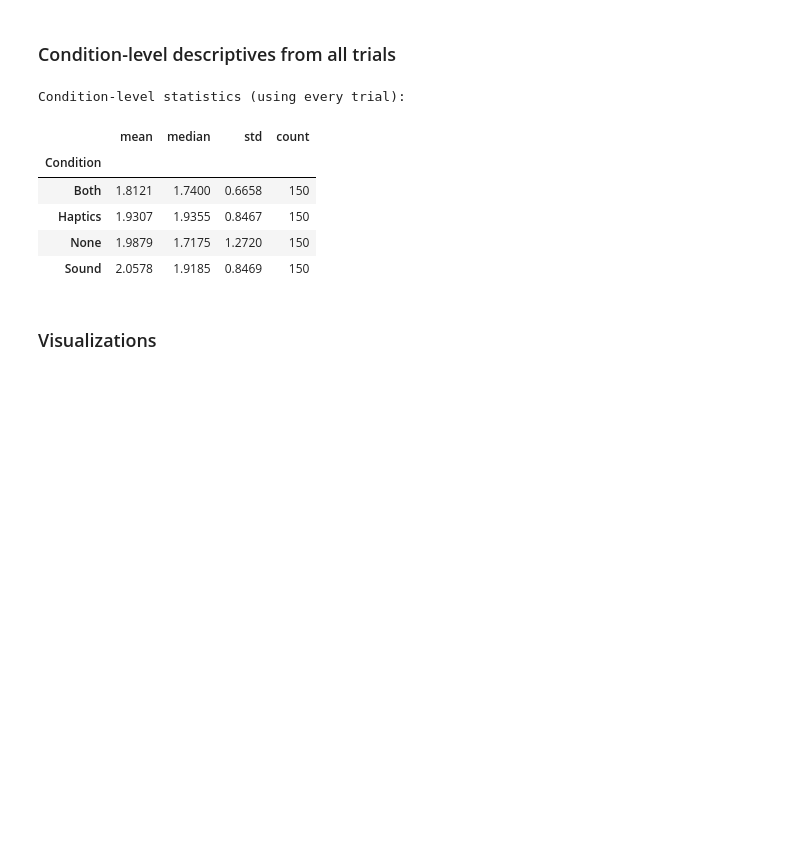
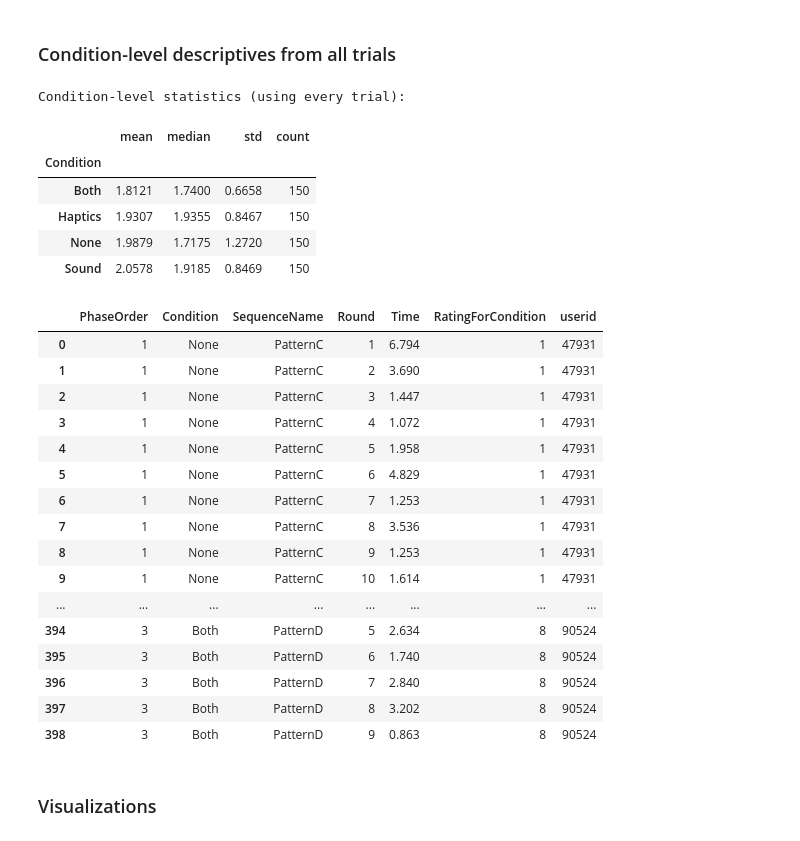
Before and after one commit to tiagoteixeira03/vr-sound-haptics, a Jupyter notebook: statistics.ipynb, the cells around one changed output. Drawn from its saved outputs; the diff is of its cells as text; code cells hidden in the pictures; blank space fills up the shorter version.

```diff
--- a/statistics.ipynb
+++ b/statistics.ipynb
@@ -148,27 +149,46 @@ Loaded 600 total trials across 10 users.
 # %%
 condition_stats = (
 
     all_trials_df.groupby("Condition")["Time"]
 
     .agg(mean="mean", median="median", std="std", count="count")
 
     .sort_index()
 
 )
 
 
 
 print("Condition-level statistics (using every trial):")
 
 display(condition_stats.round(4))
+
+display(all_trials_df)
 # %% [output]
 Condition-level statistics (using every trial):
 |  | mean | median | std | count |
 | Condition |  |  |  |  |
 | Both | 1.8121 | 1.7400 | 0.6658 | 150 |
 | Haptics | 1.9307 | 1.9355 | 0.8467 | 150 |
 | None | 1.9879 | 1.7175 | 1.2720 | 150 |
 | Sound | 2.0578 | 1.9185 | 0.8469 | 150 |
+|  | PhaseOrder | Condition | SequenceName | Round | Time | RatingForCondition | userid |
+| 0 | 1 | None | PatternC | 1 | 6.794 | 1 | 47931 |
+| 1 | 1 | None | PatternC | 2 | 3.690 | 1 | 47931 |
+| 2 | 1 | None | PatternC | 3 | 1.447 | 1 | 47931 |
+| 3 | 1 | None | PatternC | 4 | 1.072 | 1 | 47931 |
+| 4 | 1 | None | PatternC | 5 | 1.958 | 1 | 47931 |
+| 5 | 1 | None | PatternC | 6 | 4.829 | 1 | 47931 |
+| 6 | 1 | None | PatternC | 7 | 1.253 | 1 | 47931 |
+| 7 | 1 | None | PatternC | 8 | 3.536 | 1 | 47931 |
+| 8 | 1 | None | PatternC | 9 | 1.253 | 1 | 47931 |
+| 9 | 1 | None | PatternC | 10 | 1.614 | 1 | 47931 |
+| ... | ... | ... | ... | ... | ... | ... | ... |
+| 394 | 3 | Both | PatternD | 5 | 2.634 | 8 | 90524 |
+| 395 | 3 | Both | PatternD | 6 | 1.740 | 8 | 90524 |
+| 396 | 3 | Both | PatternD | 7 | 2.840 | 8 | 90524 |
+| 397 | 3 | Both | PatternD | 8 | 3.202 | 8 | 90524 |
+| 398 | 3 | Both | PatternD | 9 | 0.863 | 8 | 90524 |
 # %% [markdown]
 ### Visualizations
 # %%
```
Also changed, not shown: parts of 4 cells of this notebook.
